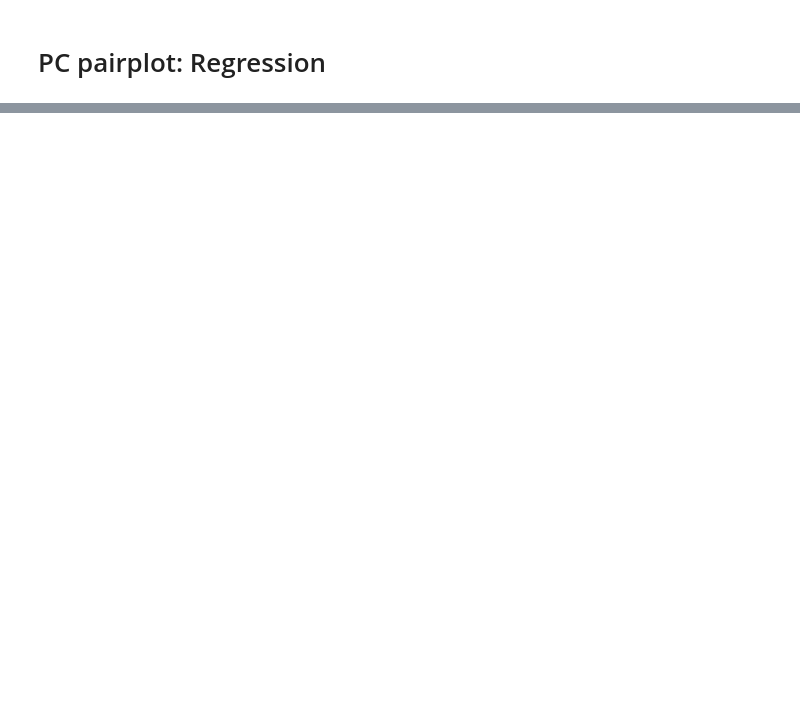
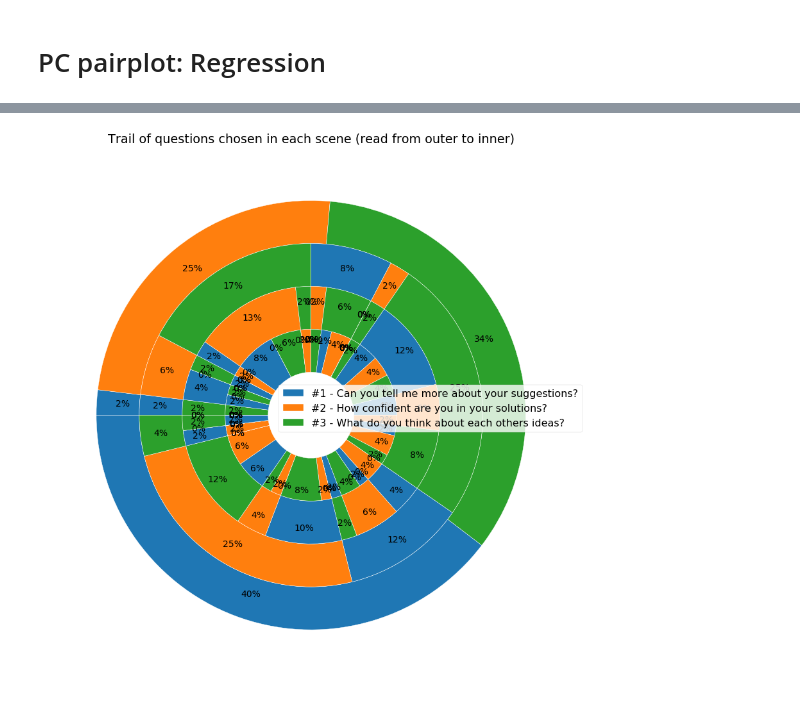
Before and after one commit to nilesh0109/PHRI_1920, a Jupyter notebook: evaluation/phri_eval.ipynb, the cells around one changed output, grey strips where cells are left out. Saved outputs shown, nothing was run; the diff lists cells and outputs as text; code cells hidden in the pictures; blank space fills up the shorter version.

```diff
--- a/evaluation/phri_eval.ipynb
+++ b/evaluation/phri_eval.ipynb
@@ -1341,0 +1587,9 @@ plt.show()
+# %%
+# Aggregate the count of choices on all different levels
+level1 = questions.groupby(['q1']).size()
+level2 = questions.groupby(['q1', 'q2']).size()
+level3 = questions.groupby(['q1', 'q2', 'q3']).size()
+level4 = questions.groupby(['q1', 'q2', 'q3', 'q4']).size()
+
+levels = [level1, level2, level3, level4]
+levels[3]
@@ -1341,0 +1614,25 @@ plt.show()
+# %%
+# As groupBy does not include zero occurences, the colors would be shifted.
+# Therefore we need to recreate the indices including all three index values.
+for i in range(1, 4): # skip the first level, as it is no matrix
+  indices = np.tile(range(3), (i+1,1)) # [[0,1,2], [0,1,2],..]
+  new_index = pd.MultiIndex.from_product(indices, names=levels[i].index.names)
+  # Reindex the array and fill empty values with zero (NaN by default)
+  levels[i] = levels[i].reindex(new_index, fill_value=0)
+# %%
+## Plot the proportions among the trails of questions asked for scene1 to scene4.
+def plot_question_trail():
+  fig, ax = plt.subplots(figsize=(12,12), constrained_layout=True)
+  # Use a fixed set of three color codes ('blue', 'orange', 'green') to help recognizability
+  color_codes = plt.rcParams['axes.prop_cycle'].by_key()['color'][:3]
+  # every ring has a size of 20% of the full radius
+  size = 0.2
+
+  # draw a ring for every scene
+  for i in range(4):
+    ax.pie(levels[i], radius=1 - i*size, colors=color_codes,
+        wedgeprops=dict(width=size, edgecolor='w'), autopct='%.0f%%', textprops={'fontsize': 14}, pctdistance=0.88, counterclock=False, startangle=180)
+
+  ax.set(aspect="equal", title='Trail of questions chosen in each scene (read from outer to inner)')
+  fig.legend(q1_labels, loc='right')
+  plt.show()
@@ -1341,0 +1662,4 @@ plt.show()
+# %%
+plot_question_trail()
+# %% [output]
+[figure, added]
```
Also changed, not shown: parts of 85 cells of this notebook.
